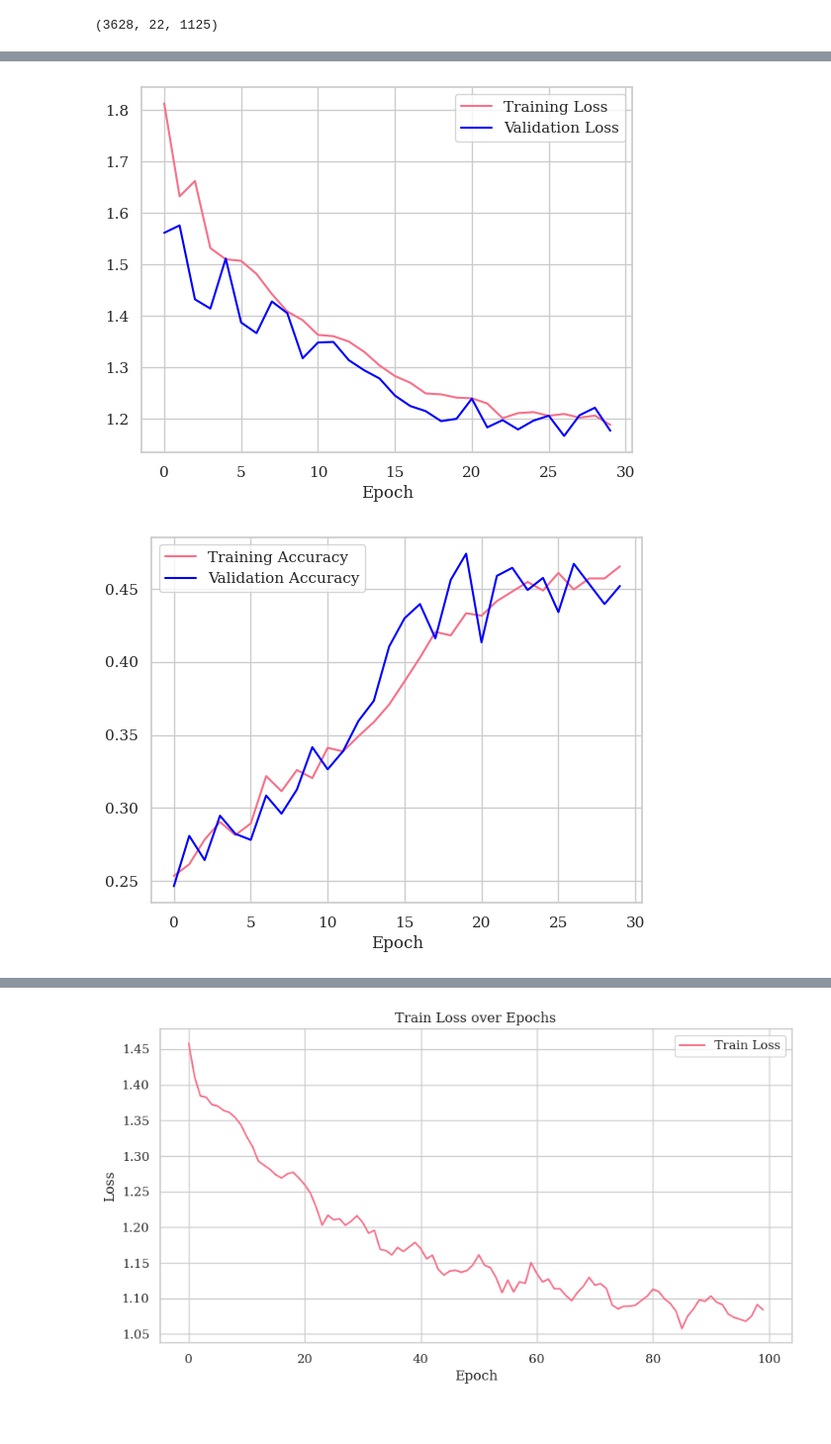
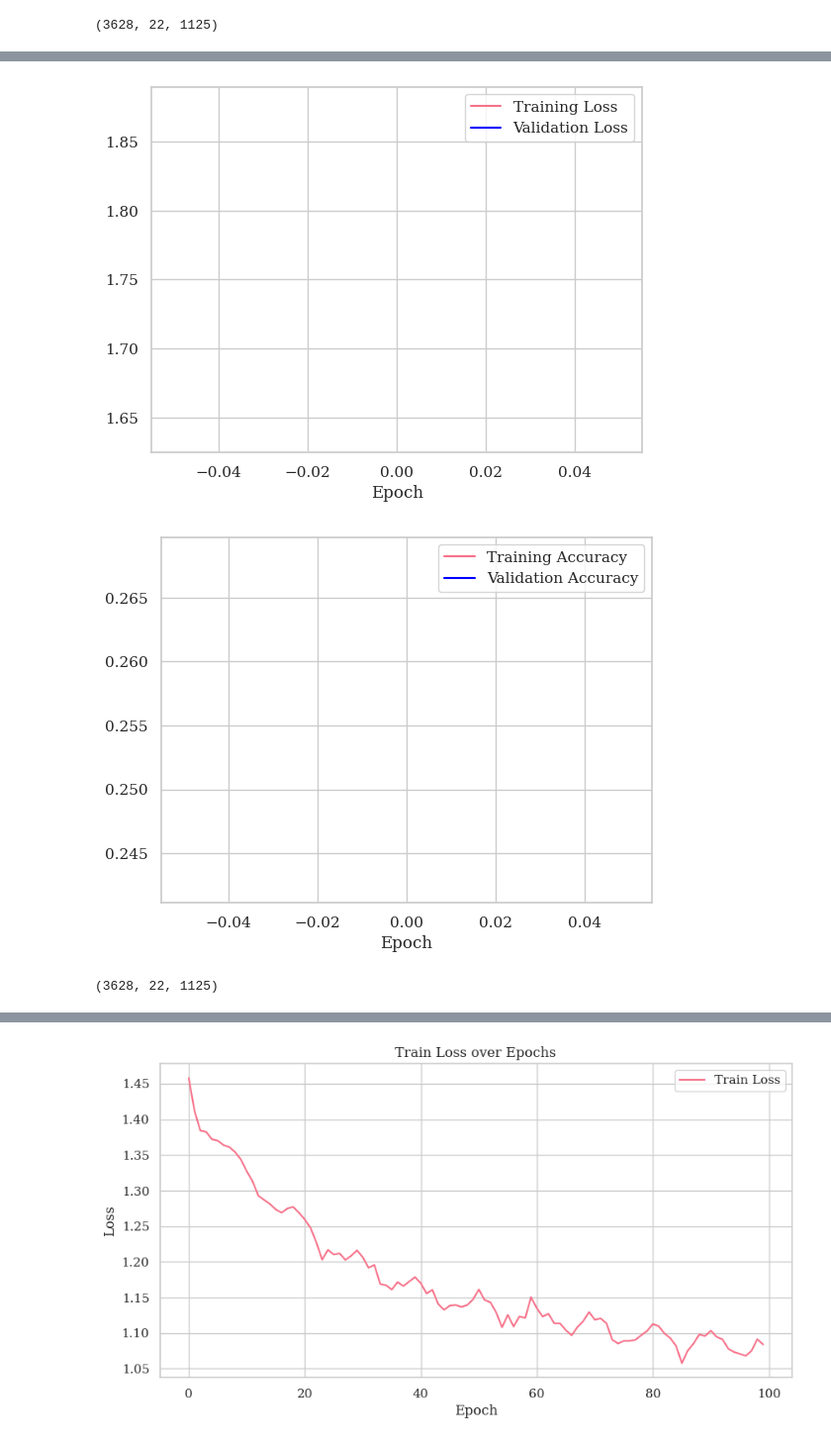
Before and after one commit to sam189239/EEG-MI-Benchmarking, a Jupyter notebook: code/EEGNet.ipynb, the cells around one changed output, grey strips where cells are left out. Shown at 99% size. Cells and saved outputs as stored; diff of their text form; code cells hidden in the pictures.

```diff
--- a/code/EEGNet.ipynb
+++ b/code/EEGNet.ipynb
@@ -484,5 +452,5 @@ def build_deep_conv_net(nb_classes=4, Chans = 22, Samples = 1125, dropoutRate =
 # %%
 dcn = build_deep_conv_net()
 dcn.compile(optimizer=keras.optimizers.Adam(lr=0.001), loss='categorical_crossentropy', metrics=['accuracy'])
-dcn, dcn_results = CV_train(dcn, np.expand_dims(X_train,-1), np.expand_dims(X_test,-1), n_epochs=30)
+dcn, dcn_results = CV_train(dcn, np.expand_dims(X_train,-1), np.expand_dims(X_test,-1), n_epochs=1)
 # %% [output]
@@ -507,3 +460,7 @@ Epoch 30/30
-[figure, old version]
+[figure, new version]
-[figure, old version]
+[figure, new version]
+# %%
+X_train.shape
+# %% [output]
+(3628, 22, 1125)
 # %%
```
Also changed, not shown: parts of 20 cells of this notebook.
